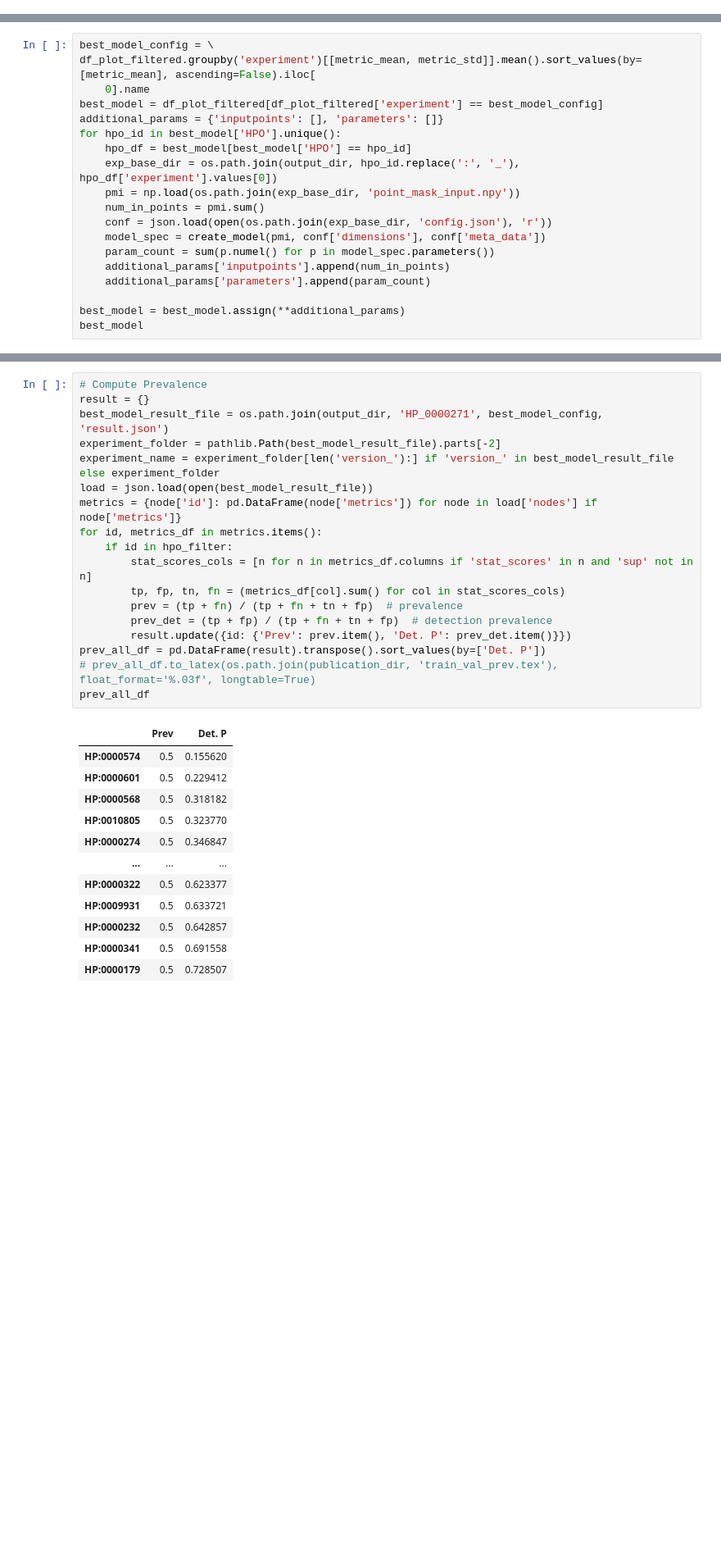
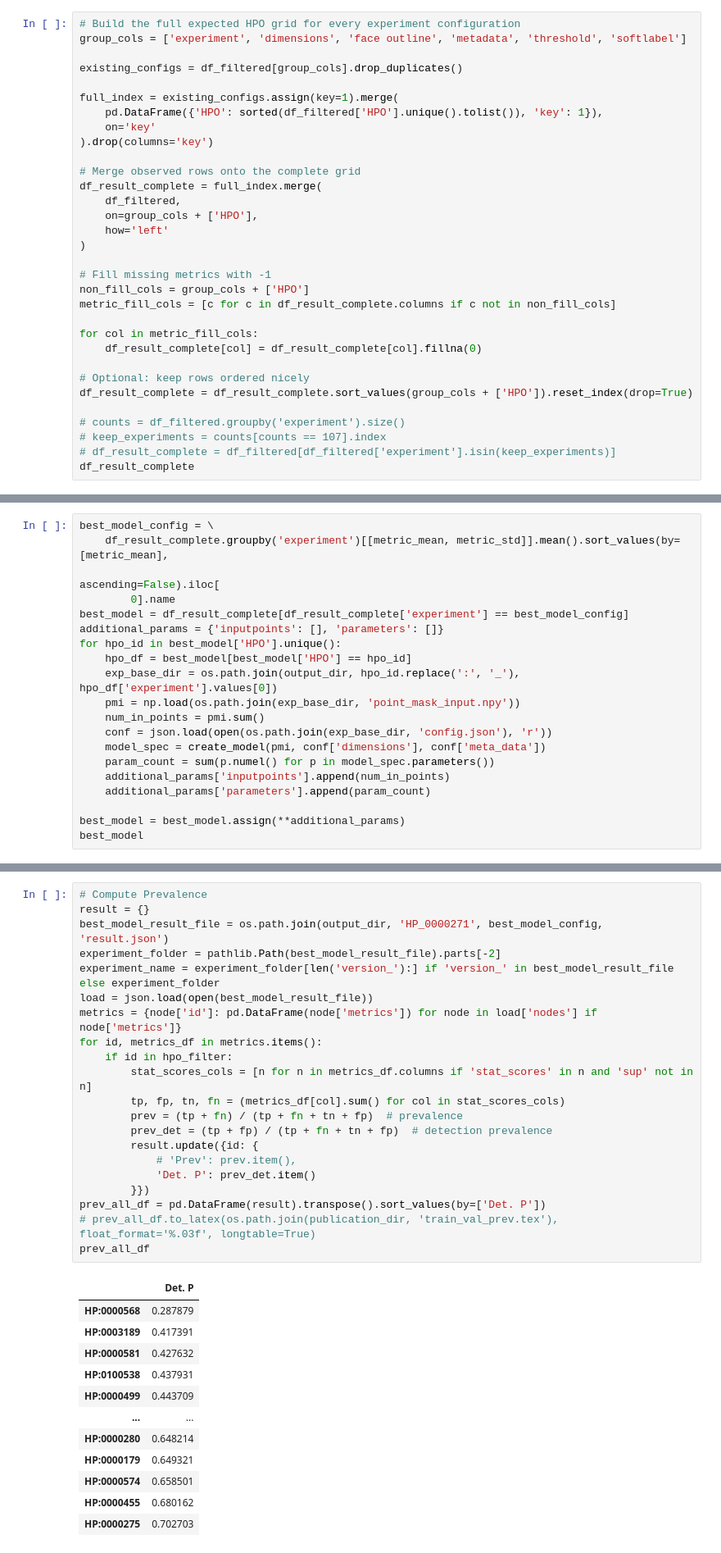
Before and after one commit to hcmlab/FaceMesh2HPO, a Jupyter notebook: analyze.ipynb, the cells around one changed output, grey strips where cells are left out. Shown at 82% size. Cells and saved outputs as stored; diff of their text form; blank space fills up the shorter version.

```diff
--- a/analyze.ipynb
+++ b/analyze.ipynb
@@ -272,0 +174,32 @@ df_result_complete
+# %%
+# Build the full expected HPO grid for every experiment configuration
+group_cols = ['experiment', 'dimensions', 'face outline', 'metadata', 'threshold', 'softlabel']
+
+existing_configs = df_filtered[group_cols].drop_duplicates()
+
+full_index = existing_configs.assign(key=1).merge(
+    pd.DataFrame({'HPO': sorted(df_filtered['HPO'].unique().tolist()), 'key': 1}),
+    on='key'
+).drop(columns='key')
+
+# Merge observed rows onto the complete grid
+df_result_complete = full_index.merge(
+    df_filtered,
+    on=group_cols + ['HPO'],
+    how='left'
+)
+
+# Fill missing metrics with -1
+non_fill_cols = group_cols + ['HPO']
+metric_fill_cols = [c for c in df_result_complete.columns if c not in non_fill_cols]
+
+for col in metric_fill_cols:
+    df_result_complete[col] = df_result_complete[col].fillna(0)
+
+# Optional: keep rows ordered nicely
+df_result_complete = df_result_complete.sort_values(group_cols + ['HPO']).reset_index(drop=True)
+
+# counts = df_filtered.groupby('experiment').size()
+# keep_experiments = counts[counts == 107].index
+# df_result_complete = df_filtered[df_filtered['experiment'].isin(keep_experiments)]
+df_result_complete
@@ -333,8 +561,9 @@ with open(os.path.join(publication_dir, 'ablation_study.tex'), 'w') as f:
 # %%
 best_model_config = \
-df_plot_filtered.groupby('experiment')[[metric_mean, metric_std]].mean().sort_values(by=[metric_mean], ascending=False).iloc[
-    0].name
-best_model = df_plot_filtered[df_plot_filtered['experiment'] == best_model_config]
+    df_result_complete.groupby('experiment')[[metric_mean, metric_std]].mean().sort_values(by=[metric_mean],
+                                                                                           ascending=False).iloc[
+        0].name
+best_model = df_result_complete[df_result_complete['experiment'] == best_model_config]
 additional_params = {'inputpoints': [], 'parameters': []}
 for hpo_id in best_model['HPO'].unique():
     hpo_df = best_model[best_model['HPO'] == hpo_id]
@@ -366,31 +595,34 @@ best_model
 # %%
 # Compute Prevalence
 result = {}
 best_model_result_file = os.path.join(output_dir, 'HP_0000271', best_model_config, 'result.json')
 experiment_folder = pathlib.Path(best_model_result_file).parts[-2]
 experiment_name = experiment_folder[len('version_'):] if 'version_' in best_model_result_file else experiment_folder
 load = json.load(open(best_model_result_file))
 metrics = {node['id']: pd.DataFrame(node['metrics']) for node in load['nodes'] if node['metrics']}
 for id, metrics_df in metrics.items():
     if id in hpo_filter:
         stat_scores_cols = [n for n in metrics_df.columns if 'stat_scores' in n and 'sup' not in n]
         tp, fp, tn, fn = (metrics_df[col].sum() for col in stat_scores_cols)
         prev = (tp + fn) / (tp + fn + tn + fp)  # prevalence
         prev_det = (tp + fp) / (tp + fn + tn + fp)  # detection prevalence
-        result.update({id: {'Prev': prev.item(), 'Det. P': prev_det.item()}})
+        result.update({id: {
+            # 'Prev': prev.item(),
+            'Det. P': prev_det.item()
+        }})
 prev_all_df = pd.DataFrame(result).transpose().sort_values(by=['Det. P'])
 # prev_all_df.to_latex(os.path.join(publication_dir, 'train_val_prev.tex'), float_format='%.03f', longtable=True)
 prev_all_df
 # %% [output]
-|  | Prev | Det. P |
-| HP:0000574 | 0.5 | 0.155620 |
-| HP:0000601 | 0.5 | 0.229412 |
-| HP:0000568 | 0.5 | 0.318182 |
-| HP:0010805 | 0.5 | 0.323770 |
-| HP:0000274 | 0.5 | 0.346847 |
-| ... | ... | ... |
-| HP:0000322 | 0.5 | 0.623377 |
-| HP:0009931 | 0.5 | 0.633721 |
-| HP:0000232 | 0.5 | 0.642857 |
-| HP:0000341 | 0.5 | 0.691558 |
-| HP:0000179 | 0.5 | 0.728507 |
+|  | Det. P |
+| HP:0000568 | 0.287879 |
+| HP:0003189 | 0.417391 |
+| HP:0000581 | 0.427632 |
+| HP:0100538 | 0.437931 |
+| HP:0000499 | 0.443709 |
+| ... | ... |
+| HP:0000280 | 0.648214 |
+| HP:0000179 | 0.649321 |
+| HP:0000574 | 0.658501 |
+| HP:0000455 | 0.680162 |
+| HP:0000275 | 0.702703 |
```
Also changed, not shown: parts of 60 cells of this notebook, 25 other files.
